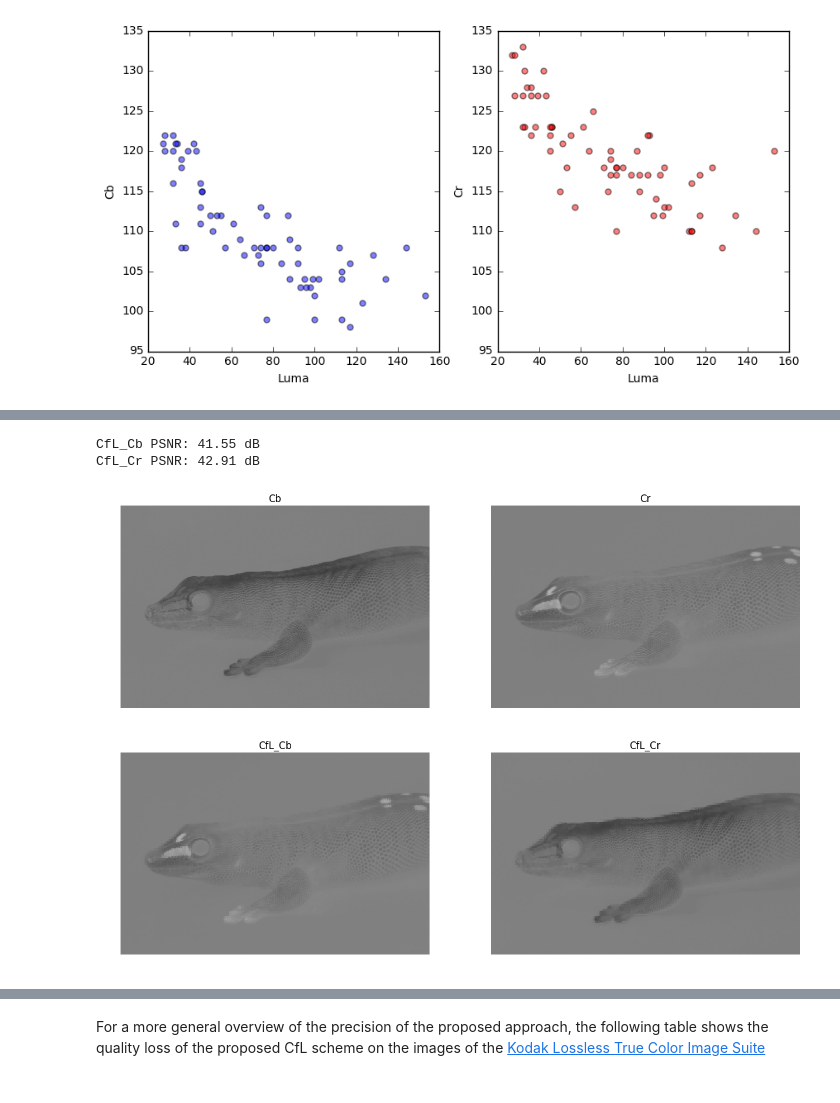
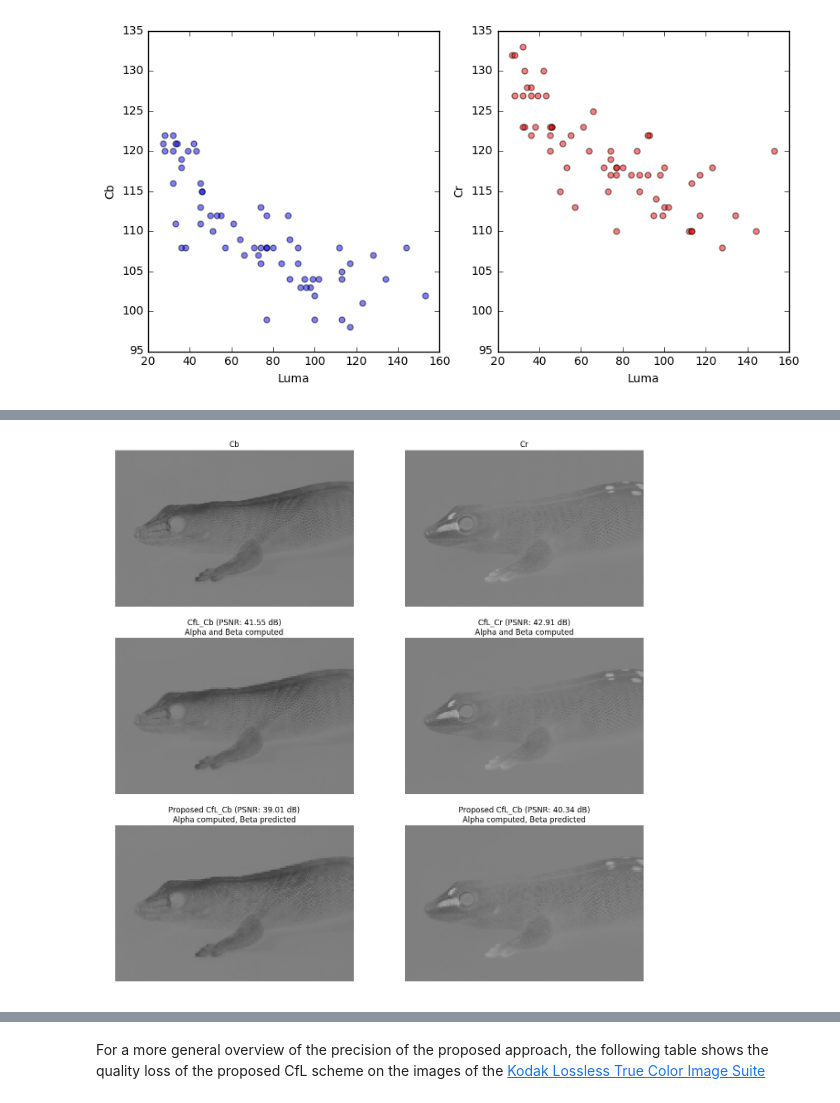
Before and after one commit to luctrudeau/VideoExperiments, a Jupyter notebook: cfl/gain/Chroma from Luma (CfL).ipynb, the cells around one changed output, grey strips where cells are left out. Saved outputs shown, nothing was run; the diff lists cells and outputs as text; code cells hidden in the pictures.

```diff
--- a/cfl/gain/Chroma from Luma (CfL).ipynb
+++ b/cfl/gain/Chroma from Luma (CfL).ipynb
@@ -144,43 +223,74 @@ def psnr(im1, im2):
     return 20 * np.log10(255) - 10 * np.log10(sse/(h*w))
 
 def cfl(im, block_size, plane):
     height, width, z = im.shape
     cfl = np.array(np.zeros((height, width)), dtype='uint8')
 
     for y in range(0, height, block_size):
         for x in range(0, width, block_size):
             bY = im[y:y+block_size, x:x+block_size, 0]
             bC = im[y:y+block_size, x:x+block_size, plane]
 
             L = bY - np.mean(bY)
             C = bC - np.mean(bC)
 
             sLL = np.sum(L*L)
             sLC = np.sum(L*C)
 
             if sLL != 0:
                 a = sLC / sLL
             else:
                 a = 0
             cfl[y:y+block_size, x:x+block_size] = np.round(a * L + np.mean(bC))
     return cfl
 
+def cfl_prop(im, block_size, plane):
+    height, width, z = im.shape
+    cfl = np.array(np.zeros((height, width)), dtype='uint8')
+    alphas = []
+
+    for y in range(0, height, block_size):
+        for x in range(0, width, block_size):
+            bY = im[y:y+block_size, x:x+block_size, 0]
+            bC = im[y:y+block_size, x:x+block_size, plane]
+
+            above_row = im[max(y-1,0), x:x+block_size, plane]
+            left_col = im[y:y+block_size, max(x-1,0), plane]
+            DC_PRED = np.mean([above_row, left_col])
+
+            L = bY - np.mean(bY)
+            C = bC - DC_PRED
+
+            sLL = np.sum(L*L)
+            sLC = np.sum(L*C)
+
+            if sLL != 0:
+                alpha = sLC / sLL
+            else:
+                alpha = 0
+            alphas.append(alpha)
+            cfl[y:y+block_size, x:x+block_size] = np.round(alpha * L + DC_PRED)
+
+    return cfl, alphas
+
+cfl_prob_cb, alphas_cr = cfl_prop(im, block_size, 1)
+cfl_prob_cr, alphas_cb = cfl_prop(im, block_size, 2)
+
 cfl_cb = cfl(im, 8, 1)
 cfl_cr = cfl(im, 8, 2)
 
-plt.figure(figsize=(15,10))
-plt.subplot(2,2,1)
+plt.figure(figsize=(15,15))
+plt.subplot(3,2,1)
 showImage(im[:,:,1], "Cb")
-plt.subplot(2,2,3)
-showImage(cfl_cr, "CfL_Cb")
-plt.subplot(2,2,2)
+plt.subplot(3,2,2)
 showImage(im[:,:,2], "Cr")
-plt.subplot(2,2,4)
-showImage(cfl_cb, "CfL_Cr")
-
-print("CfL_Cb PSNR: %0.2f dB" % psnr(im[:,:,1], cfl_cb))
-print("CfL_Cr PSNR: %0.2f dB" % psnr(im[:,:,2], cfl_cr))
+plt.subplot(3,2,3)
+showImage(cfl_cb, "CfL_Cb (PSNR: %0.2f dB)\nAlpha and Beta computed" % psnr(im[:,:,1], cfl_cb))
+plt.subplot(3,2,4)
+showImage(cfl_cr, "CfL_Cr (PSNR: %0.2f dB)\nAlpha and Beta computed" % psnr(im[:,:,2], cfl_cr))
+plt.subplot(3,2,5)
+showImage(cfl_prob_cb, "Proposed CfL_Cb (PSNR: %0.2f dB)\nAlpha computed, Beta predicted" % psnr(im[:,:,1], cfl_prob_cb))
+plt.subplot(3,2,6)
+showImage(cfl_prob_cr, "Proposed CfL_Cb (PSNR: %0.2f dB)\nAlpha computed, Beta predicted" % psnr(im[:,:,2], cfl_prob_cr))
 # %% [output]
-CfL_Cb PSNR: 41.55 dB
-CfL_Cr PSNR: 42.91 dB
-[figure, old version]
+[figure, new version]
```
Also changed, not shown: parts of 24 cells of this notebook.
